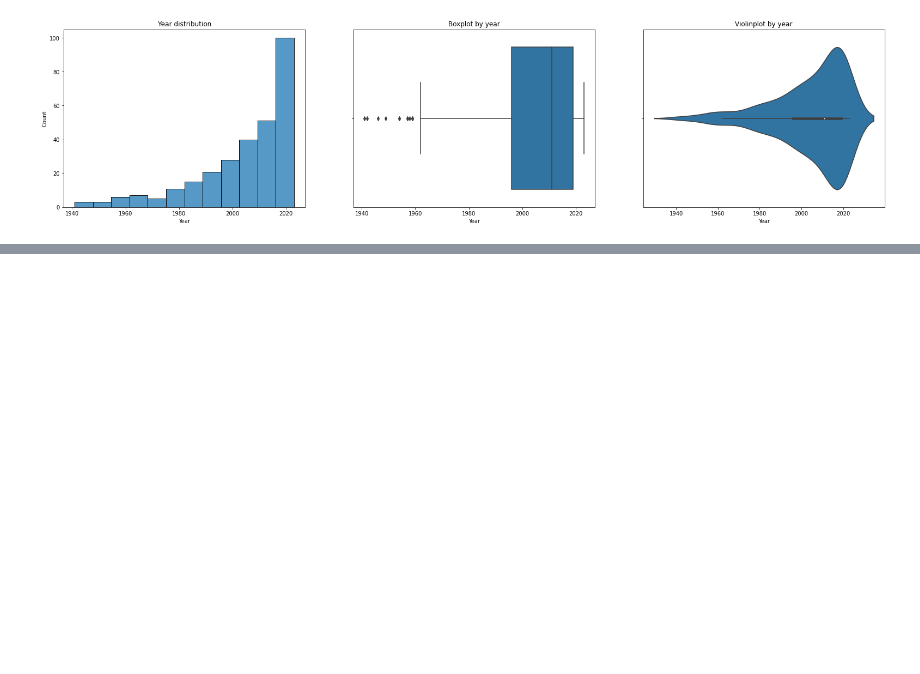
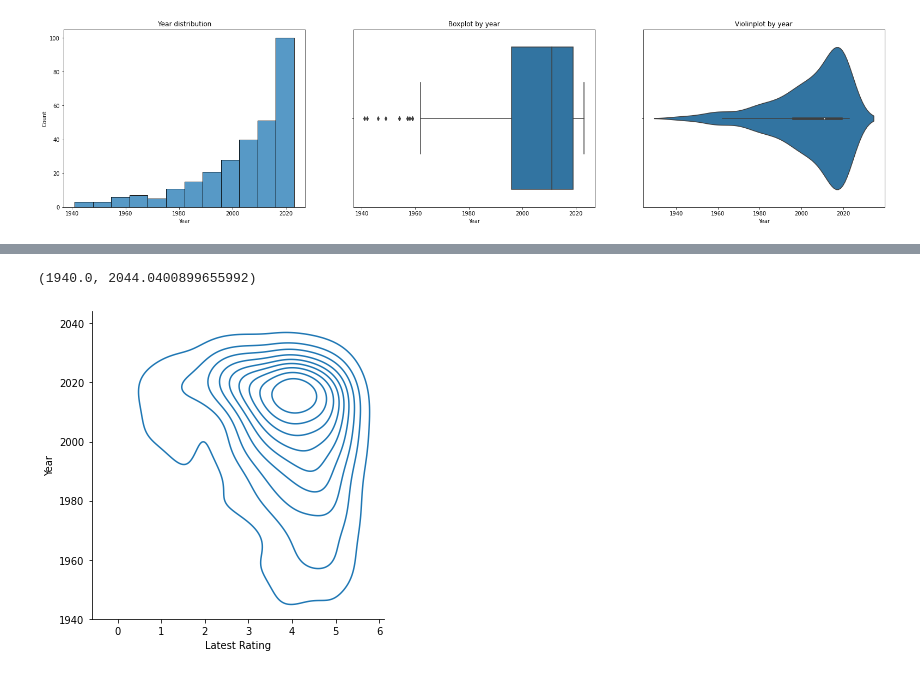
Before and after one commit to caiotda/caioflix, a Jupyter notebook: EDA_letterboxd_profile_data.ipynb, the cells around one changed output, grey strips where cells are left out. Cells and saved outputs as stored; diff of their text form; code cells hidden in the pictures; blank space fills up the shorter version.

```diff
--- a/EDA_letterboxd_profile_data.ipynb
+++ b/EDA_letterboxd_profile_data.ipynb
@@ -216,0 +292,6 @@ sns.violinplot(x=df['Year'], ax=ax[2]).set(title="Violinplot by year")
+# %%
+sns.displot(data=df,  x="Latest Rating", y="Year", kind="kde")
+plt.ylim(1940)
+# %% [output]
+(1940.0, 2044.0400899655992)
+[figure, added]
```
Also changed, not shown: parts of 12 cells of this notebook.
